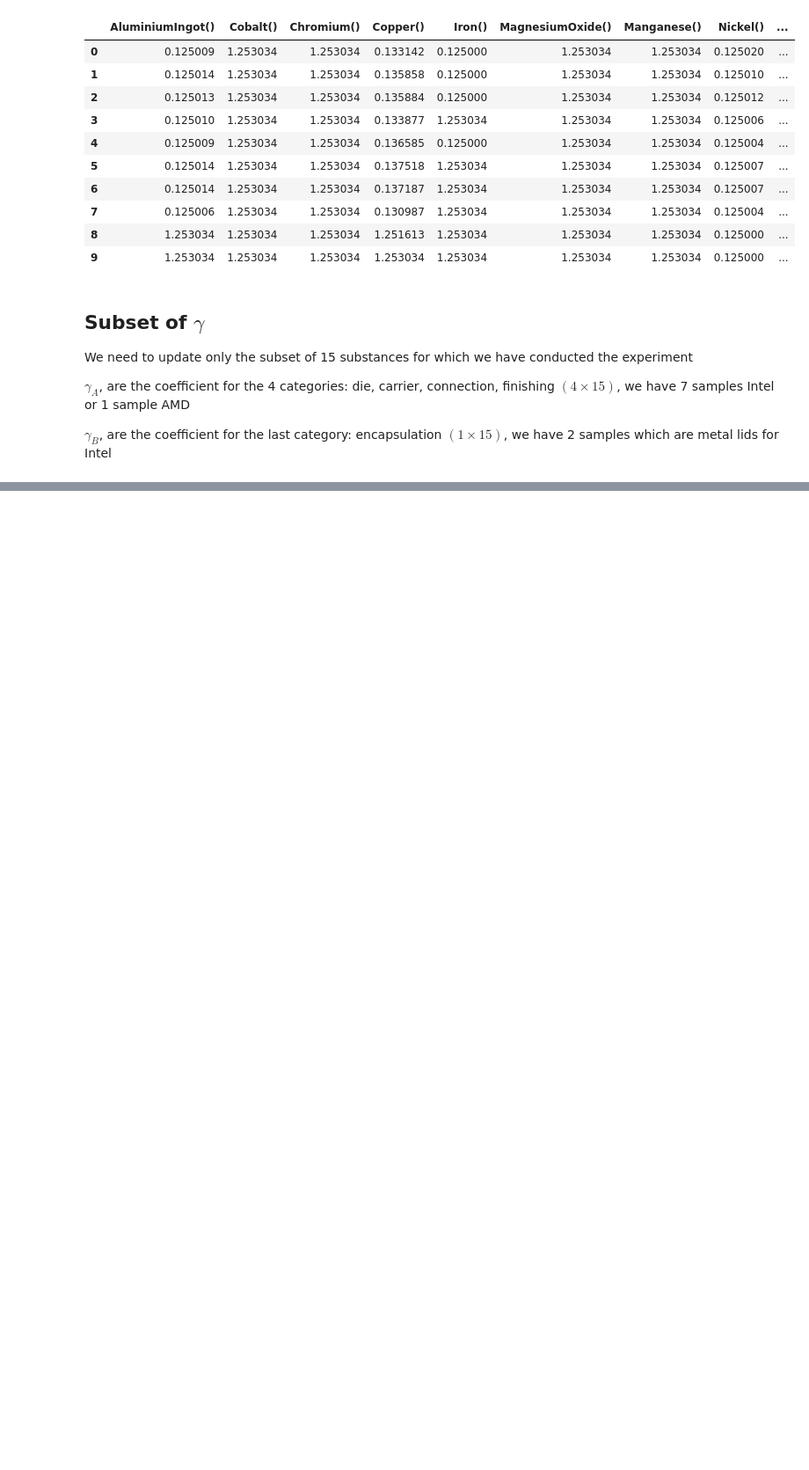
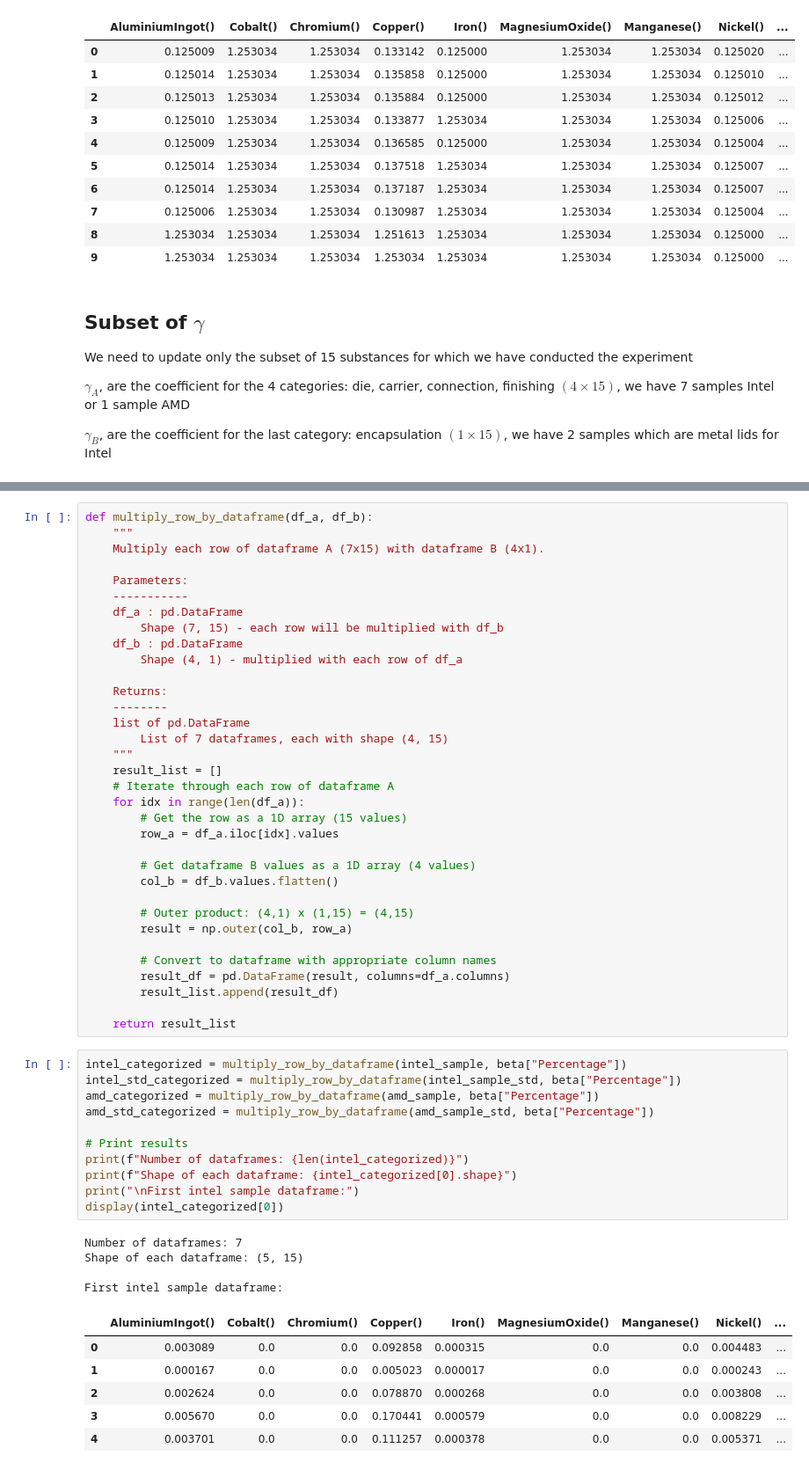
Before and after one commit to arthur0000-1/LCA_CPU_encapsulation, a Jupyter notebook: model.ipynb, the cells around one changed output, grey strips where cells are left out. Shown at 88% size. Saved outputs shown, nothing was run; the diff lists cells and outputs as text; blank space fills up the shorter version.

```diff
--- a/model.ipynb
+++ b/model.ipynb
@@ -1424,0 +1464,56 @@ display(gamma_b_std)
+# %%
+def multiply_row_by_dataframe(df_a, df_b):
+    """
+    Multiply each row of dataframe A (7x15) with dataframe B (4x1).
+
+    Parameters:
+    -----------
+    df_a : pd.DataFrame
+        Shape (7, 15) - each row will be multiplied with df_b
+    df_b : pd.DataFrame
+        Shape (4, 1) - multiplied with each row of df_a
+
+    Returns:
+    --------
+    list of pd.DataFrame
+        List of 7 dataframes, each with shape (4, 15)
+    """
+    result_list = []
+    # Iterate through each row of dataframe A
+    for idx in range(len(df_a)):
+        # Get the row as a 1D array (15 values)
+        row_a = df_a.iloc[idx].values
+
+        # Get dataframe B values as a 1D array (4 values)
+        col_b = df_b.values.flatten()
+
+        # Outer product: (4,1) x (1,15) = (4,15)
+        result = np.outer(col_b, row_a)
+
+        # Convert to dataframe with appropriate column names
+        result_df = pd.DataFrame(result, columns=df_a.columns)
+        result_list.append(result_df)
+
+    return result_list
+# %%
+intel_categorized = multiply_row_by_dataframe(intel_sample, beta["Percentage"])
+intel_std_categorized = multiply_row_by_dataframe(intel_sample_std, beta["Percentage"])
+amd_categorized = multiply_row_by_dataframe(amd_sample, beta["Percentage"])
+amd_std_categorized = multiply_row_by_dataframe(amd_sample_std, beta["Percentage"])
+
+# Print results
+print(f"Number of dataframes: {len(intel_categorized)}")
+print(f"Shape of each dataframe: {intel_categorized[0].shape}")
+print("\nFirst intel sample dataframe:")
+display(intel_categorized[0])
+# %% [output]
+Number of dataframes: 7
+Shape of each dataframe: (5, 15)
+
+First intel sample dataframe:
+|  | AluminiumIngot() | Cobalt() | Chromium() | Copper() | Iron() | MagnesiumOxide() | Manganese() | Nickel() | ... |
+| 0 | 0.003089 | 0.0 | 0.0 | 0.092858 | 0.000315 | 0.0 | 0.0 | 0.004483 | ... |
+| 1 | 0.000167 | 0.0 | 0.0 | 0.005023 | 0.000017 | 0.0 | 0.0 | 0.000243 | ... |
+| 2 | 0.002624 | 0.0 | 0.0 | 0.078870 | 0.000268 | 0.0 | 0.0 | 0.003808 | ... |
+| 3 | 0.005670 | 0.0 | 0.0 | 0.170441 | 0.000579 | 0.0 | 0.0 | 0.008229 | ... |
+| 4 | 0.003701 | 0.0 | 0.0 | 0.111257 | 0.000378 | 0.0 | 0.0 | 0.005371 | ... |
```
Also changed, not shown: parts of 13 cells of this notebook.
